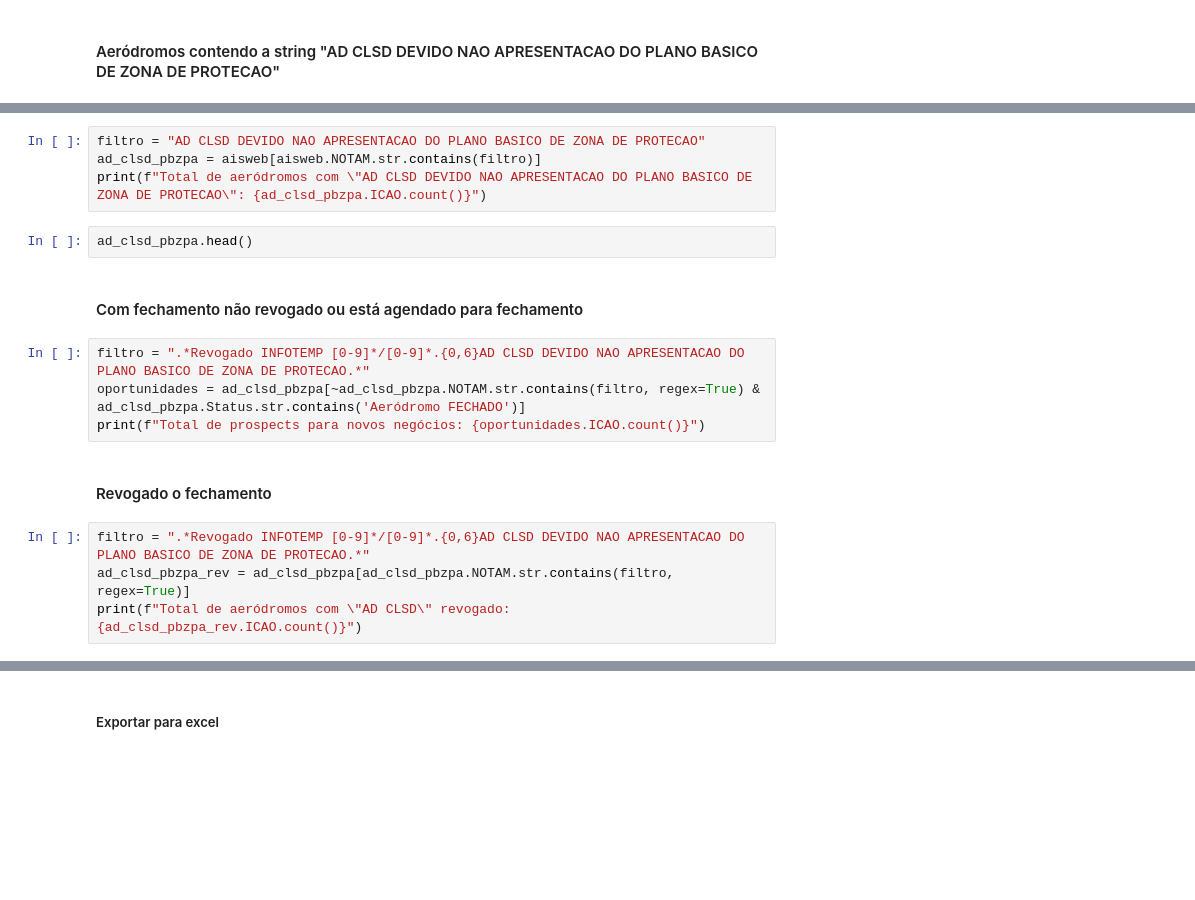
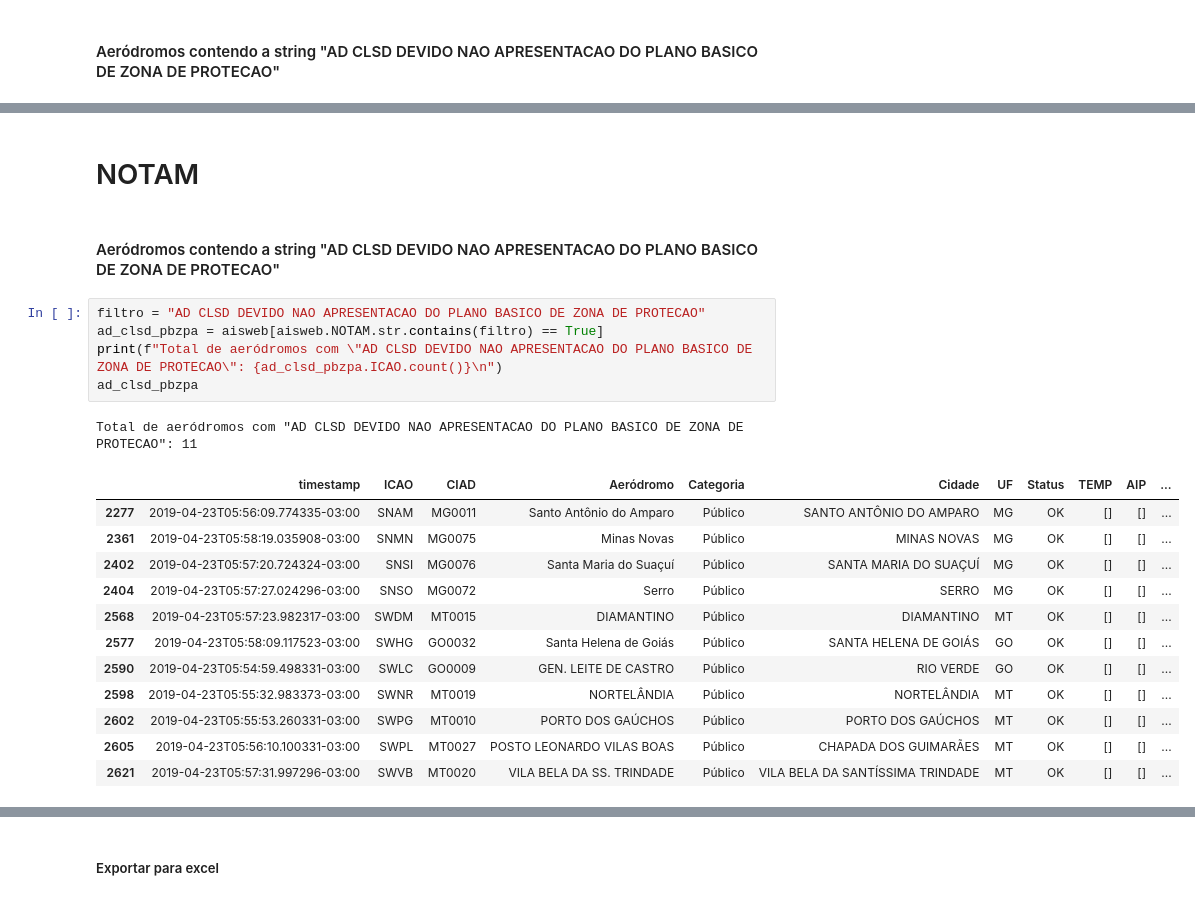
Before and after one commit to Falamarcao/Aerodromes, a Jupyter notebook: AISWeb/AD CLSD PBZPA/AD CLSD.ipynb, the cells around one changed output, grey strips where cells are left out. Cells and saved outputs as stored; diff of their text form; blank space fills up the shorter version.

```diff
--- a/AISWeb/AD CLSD PBZPA/AD CLSD.ipynb
+++ b/AISWeb/AD CLSD PBZPA/AD CLSD.ipynb
@@ -82,18 +197,23 @@ aero_null.head()
+# %% [markdown]
+# NOTAM
+# %% [markdown]
+#### Aeródromos contendo a string "AD CLSD DEVIDO NAO APRESENTACAO DO PLANO BASICO DE ZONA DE PROTECAO"
 # %%
 filtro = "AD CLSD DEVIDO NAO APRESENTACAO DO PLANO BASICO DE ZONA DE PROTECAO"
-ad_clsd_pbzpa = aisweb[aisweb.NOTAM.str.contains(filtro)]
-print(f"Total de aeródromos com \"AD CLSD DEVIDO NAO APRESENTACAO DO PLANO BASICO DE ZONA DE PROTECAO\": {ad_clsd_pbzpa.ICAO.count()}")
+ad_clsd_pbzpa = aisweb[aisweb.NOTAM.str.contains(filtro) == True]
+print(f"Total de aeródromos com \"AD CLSD DEVIDO NAO APRESENTACAO DO PLANO BASICO DE ZONA DE PROTECAO\": {ad_clsd_pbzpa.ICAO.count()}\n")
+ad_clsd_pbzpa
+# %% [output]
+Total de aeródromos com "AD CLSD DEVIDO NAO APRESENTACAO DO PLANO BASICO DE ZONA DE PROTECAO": 11
+|  | timestamp | ICAO | CIAD | Aeródromo | Categoria | Cidade | UF | Status | TEMP | AIP | ... |
+| 2277 | 2019-04-23T05:56:09.774335-03:00 | SNAM | MG0011 | Santo Antônio do Amparo | Público | SANTO ANTÔNIO DO AMPARO | MG | OK | [] | [] | ... |
+| 2361 | 2019-04-23T05:58:19.035908-03:00 | SNMN | MG0075 | Minas Novas | Público | MINAS NOVAS | MG | OK | [] | [] | ... |
+| 2402 | 2019-04-23T05:57:20.724324-03:00 | SNSI | MG0076 | Santa Maria do Suaçuí | Público | SANTA MARIA DO SUAÇUÍ | MG | OK | [] | [] | ... |
+| 2404 | 2019-04-23T05:57:27.024296-03:00 | SNSO | MG0072 | Serro | Público | SERRO | MG | OK | [] | [] | ... |
+| 2568 | 2019-04-23T05:57:23.982317-03:00 | SWDM | MT0015 | DIAMANTINO | Público | DIAMANTINO | MT | OK | [] | [] | ... |
+| 2577 | 2019-04-23T05:58:09.117523-03:00 | SWHG | GO0032 | Santa Helena de Goiás | Público | SANTA HELENA DE GOIÁS | GO | OK | [] | [] | ... |
+| 2590 | 2019-04-23T05:54:59.498331-03:00 | SWLC | GO0009 | GEN. LEITE DE CASTRO | Público | RIO VERDE | GO | OK | [] | [] | ... |
+| 2598 | 2019-04-23T05:55:32.983373-03:00 | SWNR | MT0019 | NORTELÂNDIA | Público | NORTELÂNDIA | MT | OK | [] | [] | ... |
+| 2602 | 2019-04-23T05:55:53.260331-03:00 | SWPG | MT0010 | PORTO DOS GAÚCHOS | Público | PORTO DOS GAÚCHOS | MT | OK | [] | [] | ... |
+| 2605 | 2019-04-23T05:56:10.100331-03:00 | SWPL | MT0027 | POSTO LEONARDO VILAS BOAS | Público | CHAPADA DOS GUIMARÃES | MT | OK | [] | [] | ... |
+| 2621 | 2019-04-23T05:57:31.997296-03:00 | SWVB | MT0020 | VILA BELA DA SS. TRINDADE | Público | VILA BELA DA SANTÍSSIMA TRINDADE | MT | OK | [] | [] | ... |
-# %%
-ad_clsd_pbzpa.head()
-# %% [markdown]
-#### Com fechamento não revogado ou está agendado para fechamento
-# %%
-filtro = ".*Revogado INFOTEMP [0-9]*/[0-9]*.{0,6}AD CLSD DEVIDO NAO APRESENTACAO DO PLANO BASICO DE ZONA DE PROTECAO.*"
-oportunidades = ad_clsd_pbzpa[~ad_clsd_pbzpa.NOTAM.str.contains(filtro, regex=True) & ad_clsd_pbzpa.Status.str.contains('Aeródromo FECHADO')]
-print(f"Total de prospects para novos negócios: {oportunidades.ICAO.count()}")
-# %% [markdown]
-#### Revogado o fechamento
-# %%
-filtro = ".*Revogado INFOTEMP [0-9]*/[0-9]*.{0,6}AD CLSD DEVIDO NAO APRESENTACAO DO PLANO BASICO DE ZONA DE PROTECAO.*"
-ad_clsd_pbzpa_rev = ad_clsd_pbzpa[ad_clsd_pbzpa.NOTAM.str.contains(filtro, regex=True)]
-print(f"Total de aeródromos com \"AD CLSD\" revogado: {ad_clsd_pbzpa_rev.ICAO.count()}")
```
Also changed, not shown: parts of 23 cells of this notebook, 1 other file.
